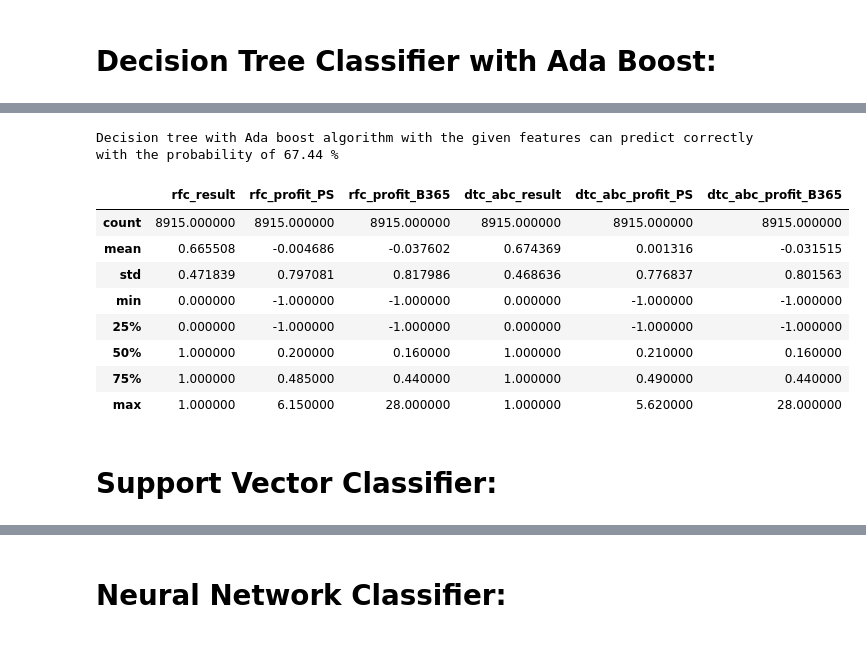
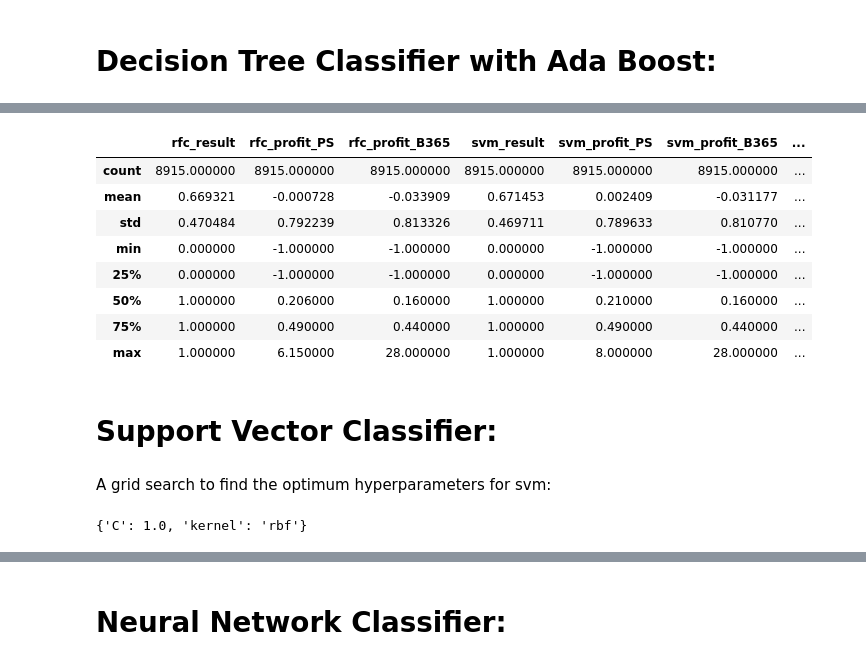
Before and after one commit to sprogl/sporting-bet-prediction, a Jupyter notebook: ATP_third_notebook.ipynb, the cells around one changed output, grey strips where cells are left out. Drawn from its saved outputs; the diff is of its cells as text; code cells hidden in the pictures.

Commit message:
models improved

```diff
--- a/ATP_third_notebook.ipynb
+++ b/ATP_third_notebook.ipynb
@@ -618,9 +620,15 @@ memory usage: 10.2 MB
 # %%
-import pandas as pd
-import numpy as np
 import sklearn.ensemble
 import sklearn.model_selection
+import pickle
 
+# Create and train grid model on Random Forest
 grid_rf = sklearn.model_selection.GridSearchCV(estimator=sklearn.ensemble.RandomForestClassifier(), param_grid={"max_depth" : range(10, 20), "random_state" : [26895645], "max_features": ["sqrt", "log2", None], "min_samples_split": range(2, 31)}, n_jobs=-1)
 grid_rf.fit(X_train, y_train)
+
+# Save the model to disk
+with open("archive/grid_rf.pkl", "wb") as file:
+    pickle.dump(grid_rf, file)
+
 grid_rf.best_params_
+# print({"max_depth": 14, "max_features": "log2", "min_samples_split": 27, "random_state": 26895645})
@@ -628,12 +641,21 @@ grid_rf.best_params_
 import pandas as pd
 import numpy as np
 import sklearn.ensemble
+import pickle
 
-model_rfc = sklearn.ensemble.RandomForestClassifier(max_depth=15, random_state=26895645)
+# Create and fit the model with the optimum hyperparameters
+model_rfc = sklearn.ensemble.RandomForestClassifier(max_depth=14, max_features="log2", min_samples_split=27, random_state=26895645, n_jobs=-1)
 model_rfc.fit(X_train, y_train)
+
+# Save the model to disk
+with open("archive/model_rfc.pkl", "wb") as file:
+    pickle.dump(model_rfc, file)
+
 rfc_result = pd.DataFrame({"rfc_result": ~np.logical_xor(model_rfc.predict(X_test), y_test), "rfc_proba_P1_wins": model_rfc.predict_proba(X_test)[:, 1]}, index=y_test.index)
 
 print(f"Random forest with the given features can predict correctly with the probability of {round(model_rfc.score(X_test, y_test)*100, 2)} %")
 profits_test = pd.DataFrame({"rfc_result": 0 + rfc_result["rfc_result"], "rfc_profit_PS": rfc_result["rfc_result"].to_numpy() * df_atp_reduced.loc[y_test.index, "PSW"].to_numpy() - 1.0, "rfc_profit_B365": rfc_result["rfc_result"].to_numpy() * df_atp_reduced.loc[y_test.index, "B365W"].to_numpy() - 1.0}, index=y_test.index)
-profits_test.describe()
+
+# Save the result on disk
+profits_test.to_csv("archive/profits_test.csv")
 # %% [output]
@@ -652,35 +697,58 @@ Random forest with the given features can predict correctly with the probability
 # %%
 import pandas as pd
 import numpy as np
 import sklearn
+import pickle
 
-model_dtc = sklearn.tree.DecisionTreeClassifier(criterion="entropy", max_depth=3)
-model_dtc_abc = sklearn.ensemble.AdaBoostClassifier(estimator=model_dtc, learning_rate=1e-2, n_estimators=1500, algorithm="SAMME", random_state=26645)
+# Create and fit the model with the optimum hyperparameters
+model_dtc = sklearn.tree.DecisionTreeClassifier(max_depth=3)
+model_dtc_abc = sklearn.ensemble.AdaBoostClassifier(estimator=model_dtc, learning_rate=1e-1, n_estimators=1000, algorithm="SAMME", random_state=26645)
 model_dtc_abc.fit(X_train, y_train)
+
+# Save the model to disk
+with open("archive/model_dtc_abc.pkl", "wb") as file:
+    pickle.dump(model_dtc_abc, file)
+
 dtc_abc_result = pd.DataFrame({"dtc_abc_result": ~np.logical_xor(model_dtc_abc.predict(X_test), y_test), "dtc_abc_proba_P1_wins": model_dtc_abc.predict_proba(X_test)[:, 1]}, index=y_test.index)
+print(f"Decision tree with Ada boost algorithm with the given features can predict correctly with the probability of {round(model_dtc_abc.score(X_test, y_test)*100, 2)} %")
 
-print(f"Decision tree with Ada boost algorithm with the given features can predict correctly with the probability of {round(model_dtc_abc.score(X_test, y_test)*100, 2)} %")
+# Load profits_test from disk
+profits_test = pd.read_csv("archive/profits_test.csv", index_col=0)
+
 profits_test[["dtc_abc_result", "dtc_abc_profit_PS", "dtc_abc_profit_B365"]] = pd.DataFrame({"dtc_abc_result": 0 + dtc_abc_result["dtc_abc_result"], "dtc_abc_profit_PS": dtc_abc_result["dtc_abc_result"].to_numpy() * df_atp_reduced.loc[y_test.index, "PSW"].to_numpy() - 1.0, "dtc_abc_profit_B365": dtc_abc_result["dtc_abc_result"].to_numpy() * df_atp_reduced.loc[y_test.index, "B365W"].to_numpy() - 1.0}, index=y_test.index)
-profits_test.describe()
+
+# Save the result on disk
+profits_test.to_csv("archive/profits_test.csv")
 # %% [output]
-Decision tree with Ada boost algorithm with the given features can predict correctly with the probability of 67.44 %
-|  | rfc_result | rfc_profit_PS | rfc_profit_B365 | dtc_abc_result | dtc_abc_profit_PS | dtc_abc_profit_B365 |
-| count | 8915.000000 | 8915.000000 | 8915.000000 | 8915.000000 | 8915.000000 | 8915.000000 |
-| mean | 0.665508 | -0.004686 | -0.037602 | 0.674369 | 0.001316 | -0.031515 |
-| std | 0.471839 | 0.797081 | 0.817986 | 0.468636 | 0.776837 | 0.801563 |
-| min | 0.000000 | -1.000000 | -1.000000 | 0.000000 | -1.000000 | -1.000000 |
-| 25% | 0.000000 | -1.000000 | -1.000000 | 0.000000 | -1.000000 | -1.000000 |
-| 50% | 1.000000 | 0.200000 | 0.160000 | 1.000000 | 0.210000 | 0.160000 |
-| 75% | 1.000000 | 0.485000 | 0.440000 | 1.000000 | 0.490000 | 0.440000 |
-| max | 1.000000 | 6.150000 | 28.000000 | 1.000000 | 5.620000 | 28.000000 |
+|  | rfc_result | rfc_profit_PS | rfc_profit_B365 | svm_result | svm_profit_PS | svm_profit_B365 | ... |
+| count | 8915.000000 | 8915.000000 | 8915.000000 | 8915.000000 | 8915.000000 | 8915.000000 | ... |
+| mean | 0.669321 | -0.000728 | -0.033909 | 0.671453 | 0.002409 | -0.031177 | ... |
+| std | 0.470484 | 0.792239 | 0.813326 | 0.469711 | 0.789633 | 0.810770 | ... |
+| min | 0.000000 | -1.000000 | -1.000000 | 0.000000 | -1.000000 | -1.000000 | ... |
+| 25% | 0.000000 | -1.000000 | -1.000000 | 0.000000 | -1.000000 | -1.000000 | ... |
+| 50% | 1.000000 | 0.206000 | 0.160000 | 1.000000 | 0.210000 | 0.160000 | ... |
+| 75% | 1.000000 | 0.490000 | 0.440000 | 1.000000 | 0.490000 | 0.440000 | ... |
+| max | 1.000000 | 6.150000 | 28.000000 | 1.000000 | 8.000000 | 28.000000 | ... |
 # %% [markdown]
 # Support Vector Classifier:
+# %% [markdown]
+A grid search to find the optimum hyperparameters for svm:
 # %%
 import sklearn
+import pickle
 
-grid_svm = sklearn.model_selection.GridSearchCV(estimator=sklearn.svm.SVC(), param_grid={"kernel" : ["rbf", "linear"], "C" : [.1, 1.0, 10.0, 50.0]}, n_jobs=-1)
+# Create and train grid model on svm
+grid_svm = sklearn.model_selection.GridSearchCV(estimator=sklearn.svm.SVC(), param_grid={"kernel" : ["rbf", "linear", "poly", "sigmoid", "precomputed"], "C" : [.1, 1.0, 10.0, 50.0], "random_state": [9274]}, n_jobs=-1)
 grid_svm.fit(X_train, y_train)
+
+# Save the model to disk
+with open("archive/grid_svm.pkl", "wb") as file:
+    pickle.dump(grid_svm, file)
+
 grid_svm.best_params_
+# print({"C": 1.0, "kernel": "rbf"})
+# %% [output]
+{'C': 1.0, 'kernel': 'rbf'}
 # %%
 import pandas as pd
 import numpy as np
```
Also changed, not shown: parts of 10 cells of this notebook, 7 other files.
